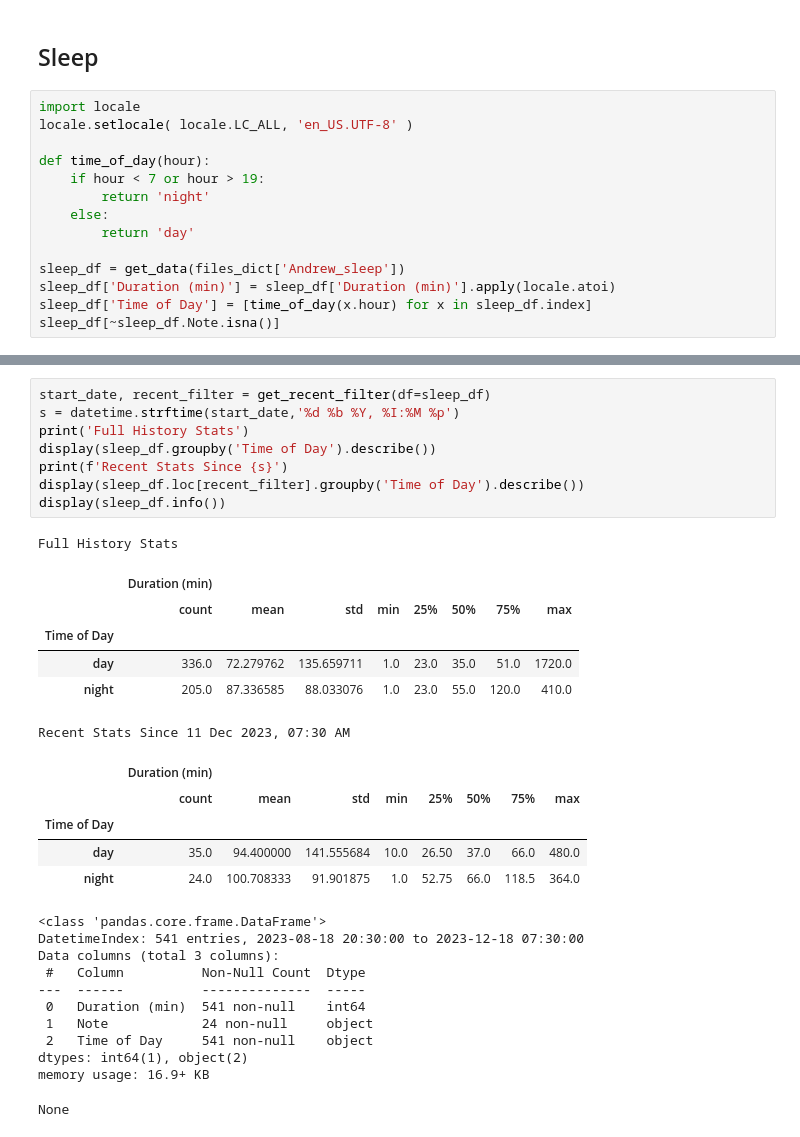
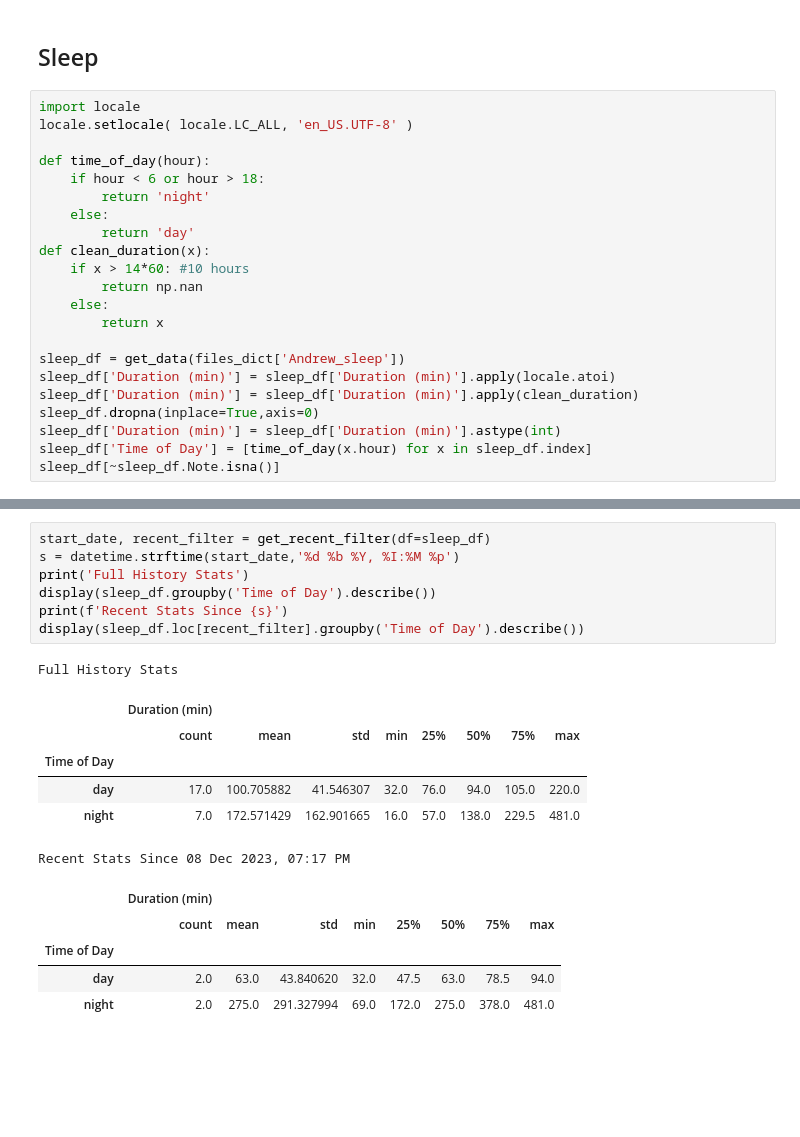
Before and after one commit to jgalloway42/andrews_baby_tracker, a Jupyter notebook: notebooks/andrews_data.ipynb, the cells around one changed output, grey strips where cells are left out. Cells and saved outputs as stored; diff of their text form; blank space fills up the shorter version.

```diff
--- a/notebooks/andrews_data.ipynb
+++ b/notebooks/andrews_data.ipynb
@@ -336,13 +336,21 @@ import locale
 locale.setlocale( locale.LC_ALL, 'en_US.UTF-8' )
 
 def time_of_day(hour):
-    if hour < 7 or hour > 19:
+    if hour < 6 or hour > 18:
         return 'night'
     else:
         return 'day'
+def clean_duration(x):
+    if x > 14*60: #10 hours
+        return np.nan
+    else:
+        return x
 
 sleep_df = get_data(files_dict['Andrew_sleep'])
 sleep_df['Duration (min)'] = sleep_df['Duration (min)'].apply(locale.atoi)
+sleep_df['Duration (min)'] = sleep_df['Duration (min)'].apply(clean_duration)
+sleep_df.dropna(inplace=True,axis=0)
+sleep_df['Duration (min)'] = sleep_df['Duration (min)'].astype(int)
 sleep_df['Time of Day'] = [time_of_day(x.hour) for x in sleep_df.index]
 sleep_df[~sleep_df.Note.isna()]
 # %% [output]
@@ -367,34 +375,22 @@ sleep_df[~sleep_df.Note.isna()]
 # %%
 start_date, recent_filter = get_recent_filter(df=sleep_df)
 s = datetime.strftime(start_date,'%d %b %Y, %I:%M %p')
 print('Full History Stats')
 display(sleep_df.groupby('Time of Day').describe())
 print(f'Recent Stats Since {s}')
 display(sleep_df.loc[recent_filter].groupby('Time of Day').describe())
-display(sleep_df.info())
 # %% [output]
 Full History Stats
 |  | Duration (min) |  |  |  |  |  |  |  |
 |  | count | mean | std | min | 25% | 50% | 75% | max |
 | Time of Day |  |  |  |  |  |  |  |  |
-| day | 336.0 | 72.279762 | 135.659711 | 1.0 | 23.0 | 35.0 | 51.0 | 1720.0 |
-| night | 205.0 | 87.336585 | 88.033076 | 1.0 | 23.0 | 55.0 | 120.0 | 410.0 |
+| day | 17.0 | 100.705882 | 41.546307 | 32.0 | 76.0 | 94.0 | 105.0 | 220.0 |
+| night | 7.0 | 172.571429 | 162.901665 | 16.0 | 57.0 | 138.0 | 229.5 | 481.0 |
-Recent Stats Since 11 Dec 2023, 07:30 AM
+Recent Stats Since 08 Dec 2023, 07:17 PM
 |  | Duration (min) |  |  |  |  |  |  |  |
 |  | count | mean | std | min | 25% | 50% | 75% | max |
 | Time of Day |  |  |  |  |  |  |  |  |
-| day | 35.0 | 94.400000 | 141.555684 | 10.0 | 26.50 | 37.0 | 66.0 | 480.0 |
-| night | 24.0 | 100.708333 | 91.901875 | 1.0 | 52.75 | 66.0 | 118.5 | 364.0 |
+| day | 2.0 | 63.0 | 43.840620 | 32.0 | 47.5 | 63.0 | 78.5 | 94.0 |
+| night | 2.0 | 275.0 | 291.327994 | 69.0 | 172.0 | 275.0 | 378.0 | 481.0 |
-<class 'pandas.core.frame.DataFrame'>
-DatetimeIndex: 541 entries, 2023-08-18 20:30:00 to 2023-12-18 07:30:00
-Data columns (total 3 columns):
- #   Column          Non-Null Count  Dtype
----  ------          --------------  -----
- 0   Duration (min)  541 non-null    int64
- 1   Note            24 non-null     object
- 2   Time of Day     541 non-null    object
-dtypes: int64(1), object(2)
-memory usage: 16.9+ KB
-None
 # %%
 def plot_dist_with_mean_median(df,col,ax,title):
```
Also changed, not shown: parts of 2 cells of this notebook, 1 other file.
